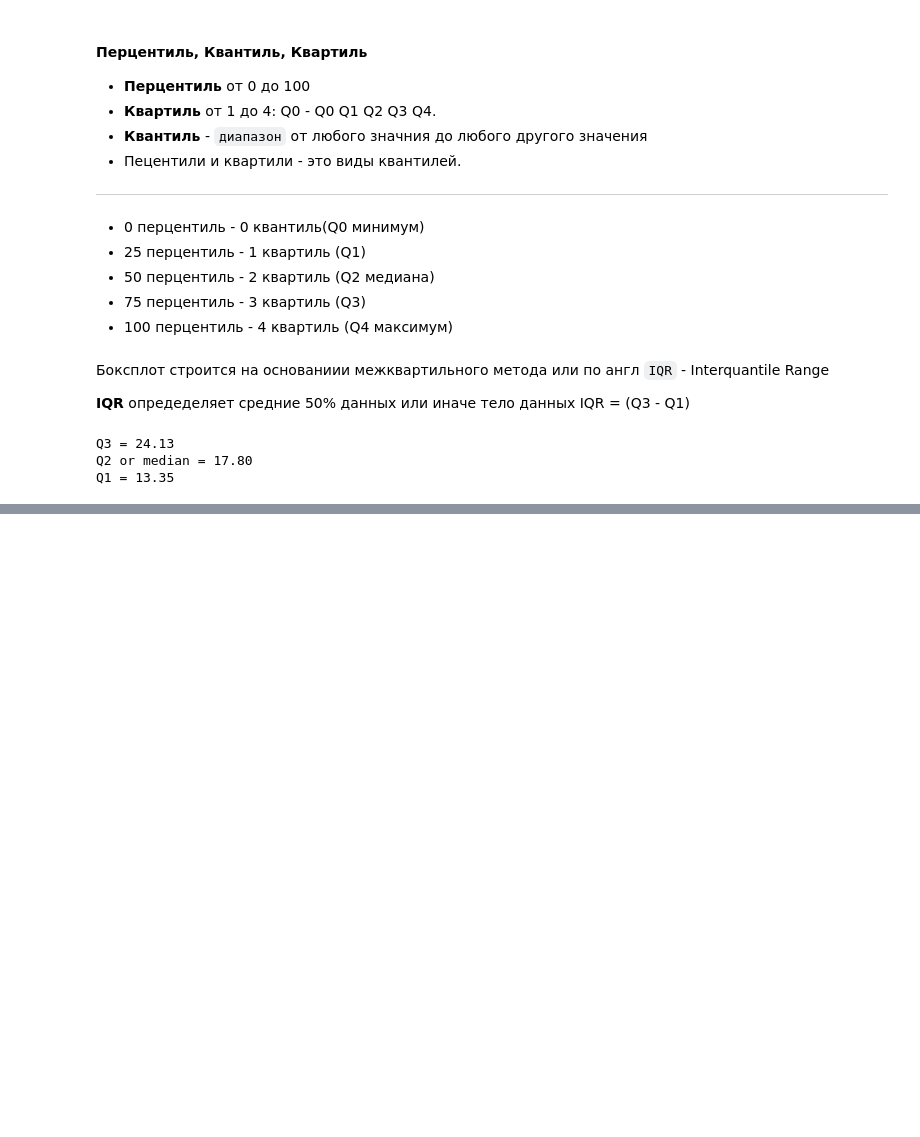
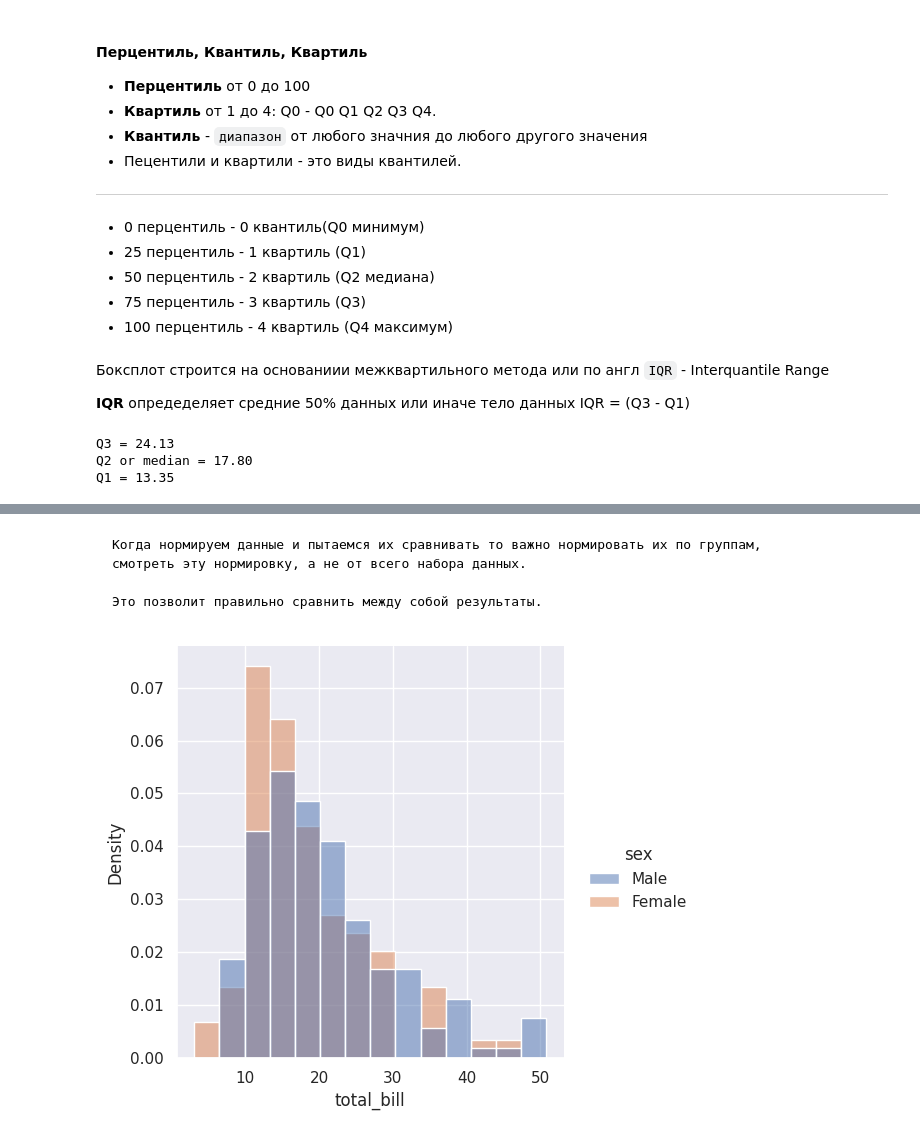
Before and after one commit to cucumberian/mathshub, a Jupyter notebook: lesson-17_seminar/lesson-17-mt.ipynb, the cells around one changed output, grey strips where cells are left out. Saved outputs shown, nothing was run; the diff lists cells and outputs as text; code cells hidden in the pictures; blank space fills up the shorter version.

````diff
--- a/lesson-17_seminar/lesson-17-mt.ipynb
+++ b/lesson-17_seminar/lesson-17-mt.ipynb
@@ -78,0 +185,16 @@ Q1 = 13.35
+# %% [markdown]
+```
+Когда нормируем данные и пытаемся их сравнивать то важно нормировать их по группам,
+смотреть эту нормировку, а не от всего набора данных.
+
+Это позволит правильно сравнить между собой результаты.
+```
+# %%
+# но нас инетресует нормировка относительно групп, в которых находится мужской и женский чек
+
+sns.displot(data=tips, x='total_bill', hue='sex', stat='density', common_norm=False);
+# common_norm - общая нормализация данных, т.е. он нормирует данные внутри групп по каоторым мы их поделили
+
+# теперь нормировка происходит по группам и мы можем сравнть как разнтся чеки по полу
+# %% [output]
+[figure, added]
````
Also changed, not shown: parts of 13 cells of this notebook.
